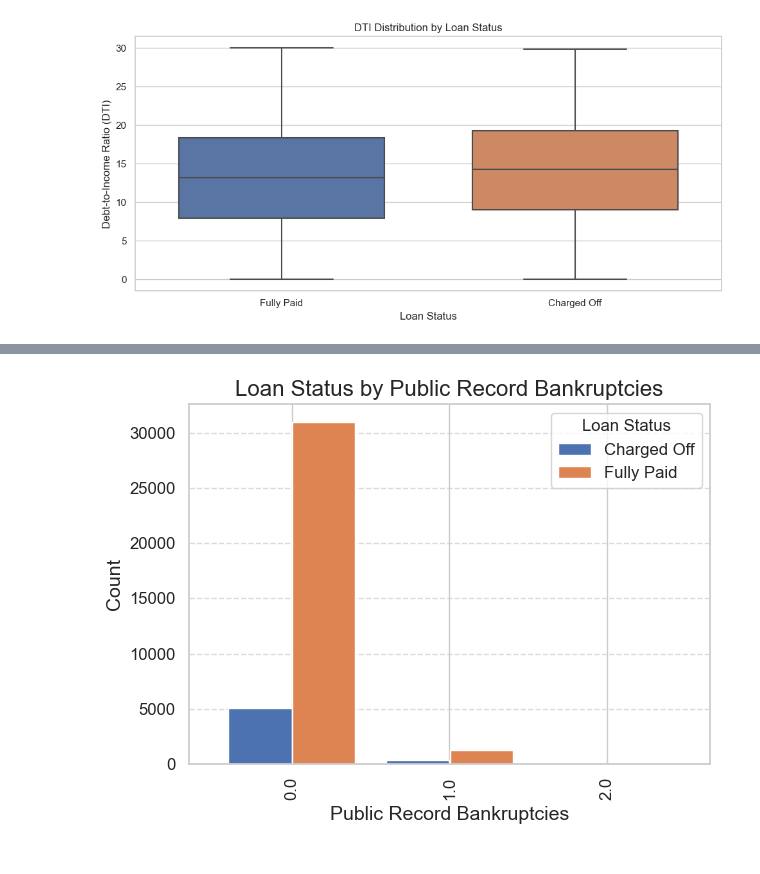
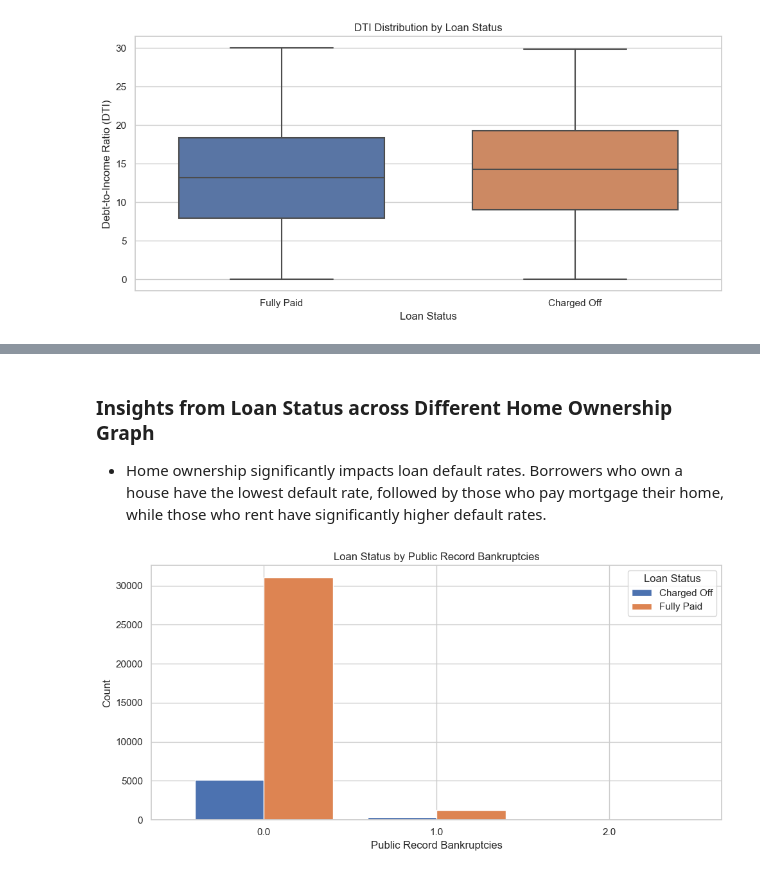
Before and after one commit to sowmilydutta/Lending_Club_Case_Study, a Jupyter notebook: Sowmily_Dutta_Case_study.ipynb, the cells around one changed output, grey strips where cells are left out. Saved outputs shown, nothing was run; the diff lists cells and outputs as text; code cells hidden in the pictures.

```diff
--- a/Sowmily_Dutta_Case_study.ipynb
+++ b/Sowmily_Dutta_Case_study.ipynb
@@ -486,5 +518,6 @@ plt.show()
 # %%
 # Figure 22: Plot the Purpose of Loan Segmented by Loan Status
+sns.set_palette("Paired")
 df_cleaned.groupby('loan_status')['purpose'].value_counts().unstack().plot(kind='bar', stacked= False, width=0.8, figsize=[10,5])
 plt.title('Loan Status across Purpose of Loan')
 plt.xlabel('Loan Status')
@@ -498,5 +536,6 @@ plt.show()
 # %%
 # Figure 23: Plot the graph between Loan_Status and Term of the loan
+sns.set_palette("deep")
 df_cleaned.groupby('loan_status')['term'].value_counts().unstack().plot(kind='bar', stacked=False, width=0.8, figsize=(10, 5))
 plt.title('Loan Status across Term of Loan')
 plt.xlabel('Loan Status')
@@ -546,29 +599,16 @@ plt.show()
+# %% [markdown]
+### Insights from Loan Status across Different Home Ownership Graph
+
+- Home ownership significantly impacts loan default rates. Borrowers who own a house have the lowest default rate, followed by those who pay mortgage their home, while those who rent have significantly higher default rates.
 # %%
-# Plotting the graph between Loan_Status and pub_rec_bankruptcies
-
-# Plot grouped bar chart for 'pub_rec_bankruptcies' vs 'loan_status'
-df_cleaned.groupby('pub_rec_bankruptcies')['loan_status'].value_counts().unstack().plot(kind='bar', stacked=False, width=0.8)
-
-# Customizing the plot
-plt.title('Loan Status by Public Record Bankruptcies', fontsize=16)
-plt.xlabel('Public Record Bankruptcies', fontsize=14)
-plt.ylabel('Count', fontsize=14)
-plt.xticks(rotation=90, fontsize=12)  # No rotation needed for bankruptcy categories
-plt.yticks(fontsize=12)
-plt.legend(title='Loan Status', fontsize=12)
-plt.grid(axis='y', linestyle='--', alpha=0.7)
+# Figure 26: Plot the graph between Loan_Status and Public Record of Bankruptcies
+df_cleaned.groupby('pub_rec_bankruptcies')['loan_status'].value_counts().unstack().plot(kind='bar', stacked=False, width=0.8, figsize=(10, 5))
+plt.title('Loan Status by Public Record Bankruptcies')
+plt.xlabel('Public Record Bankruptcies')
+plt.ylabel('Count')
+plt.xticks(rotation=0)
+plt.legend(title='Loan Status')
 plt.tight_layout()
 plt.show()
 # %% [output]
-[figure, old version]
+[figure, new version]
-# %% [markdown]
-<!-- Annual Income
-Homeownership
-Loan Status
-Grade
-Purpose
-Emp Length
-DTI
-State
-Verification Status
-Revol Util -->
```
Also changed, not shown: parts of 22 cells of this notebook.
